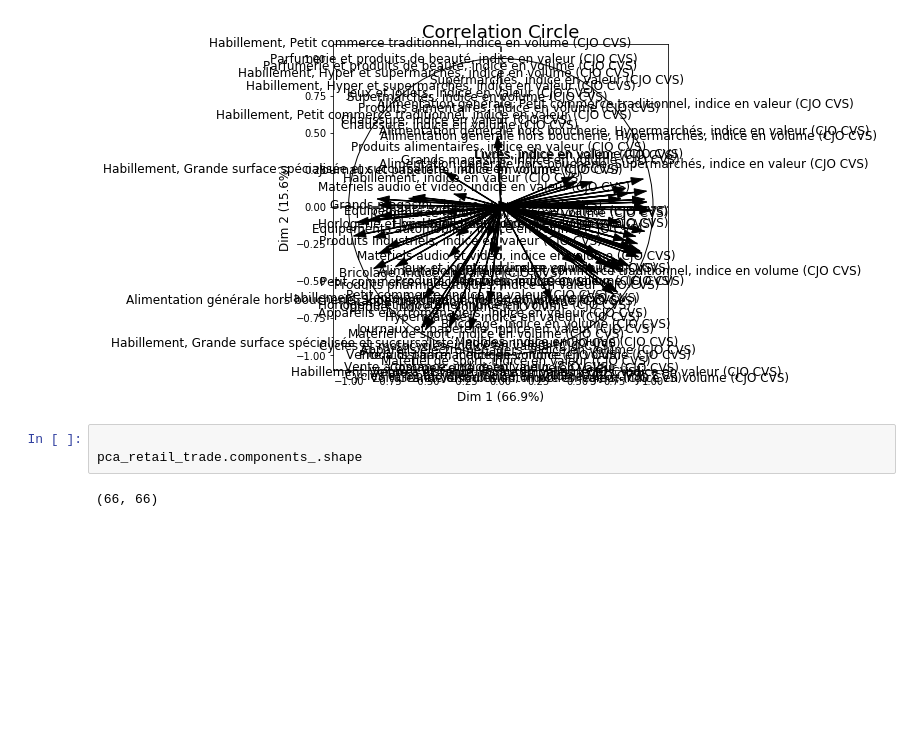
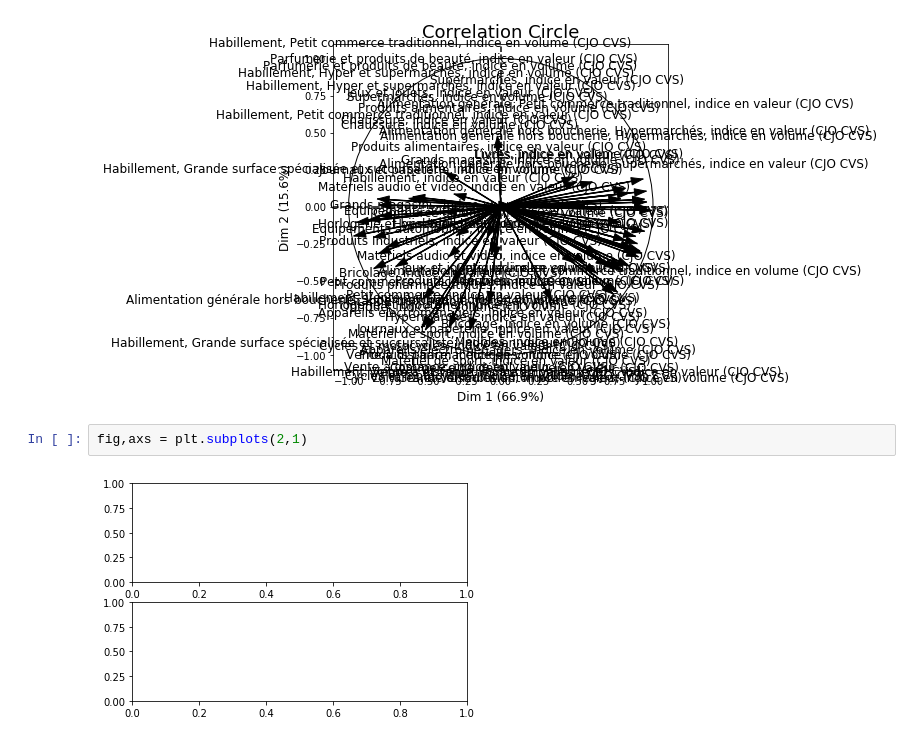
Before and after one commit to LittleBabyPanda/Q3-Project, a Jupyter notebook: Notebook du projet.ipynb, the cells around one changed output. Drawn from its saved outputs; the diff is of its cells as text; blank space fills up the shorter version.

Commit message:
Travaillé sur les graphiques des variables officielles

```diff
--- a/Notebook du projet.ipynb
+++ b/Notebook du projet.ipynb
@@ -315,8 +315,7 @@ figure, correlation_matrix = plot_pca_correlation_graph(retail_trade[retail_trad
                                                         retail_trade[retail_trade.columns[CJO_CVS]].dropna().columns)
 # %% [output]
 [figure]
-# %%
-
-pca_retail_trade.components_.shape
-# %% [output]
-(66, 66)
+# %%
+fig,axs = plt.subplots(2,1)
+# %% [output]
+[figure, added]
```
Also changed, not shown: parts of 1 cell of this notebook, 1 other file.
